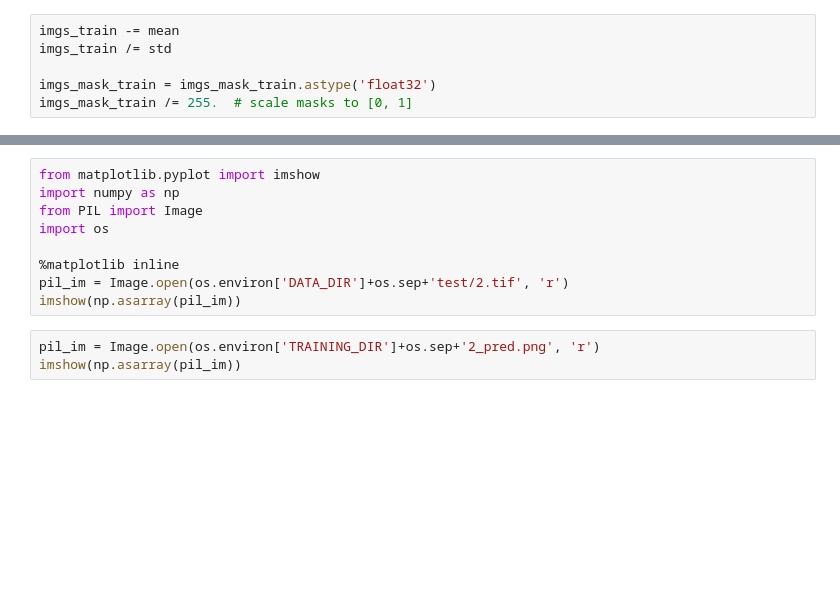
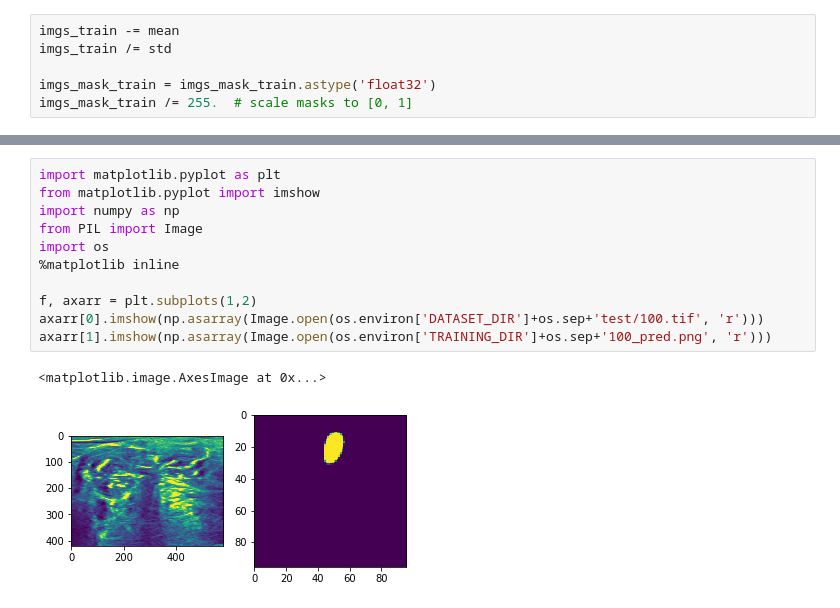
Before and after one commit to lsheiba/ultrasound-nerve-segmentation, a Jupyter notebook: train2.ipynb, the cells around one changed output, grey strips where cells are left out. Cells and saved outputs as stored; diff of their text form; blank space fills up the shorter version.

Commit message:
images

```diff
--- a/train2.ipynb
+++ b/train2.ipynb
@@ -145,12 +192,14 @@ for image, image_id in zip(imgs_mask_test, imgs_id_test):
 # %%
+import matplotlib.pyplot as plt
 from matplotlib.pyplot import imshow
 import numpy as np
 from PIL import Image
 import os
+%matplotlib inline
 
-%matplotlib inline
-pil_im = Image.open(os.environ['DATA_DIR']+os.sep+'test/2.tif', 'r')
-imshow(np.asarray(pil_im))
+f, axarr = plt.subplots(1,2)
+axarr[0].imshow(np.asarray(Image.open(os.environ['DATASET_DIR']+os.sep+'test/100.tif', 'r')))
+axarr[1].imshow(np.asarray(Image.open(os.environ['TRAINING_DIR']+os.sep+'100_pred.png', 'r')))
+# %% [output]
+<matplotlib.image.AxesImage at 0x...>
+[figure, added]
-# %%
-pil_im = Image.open(os.environ['TRAINING_DIR']+os.sep+'2_pred.png', 'r')
-imshow(np.asarray(pil_im))
```
Also changed, not shown: parts of 12 cells of this notebook, 1 other file.
